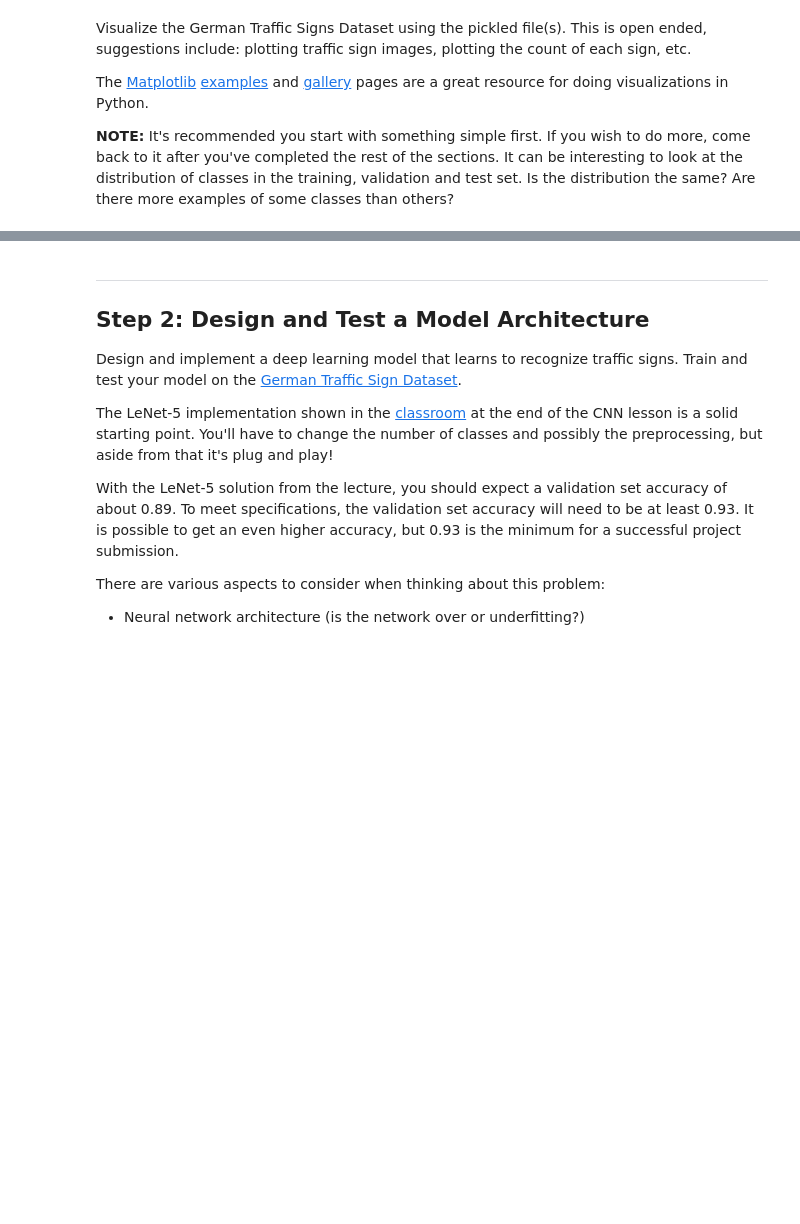
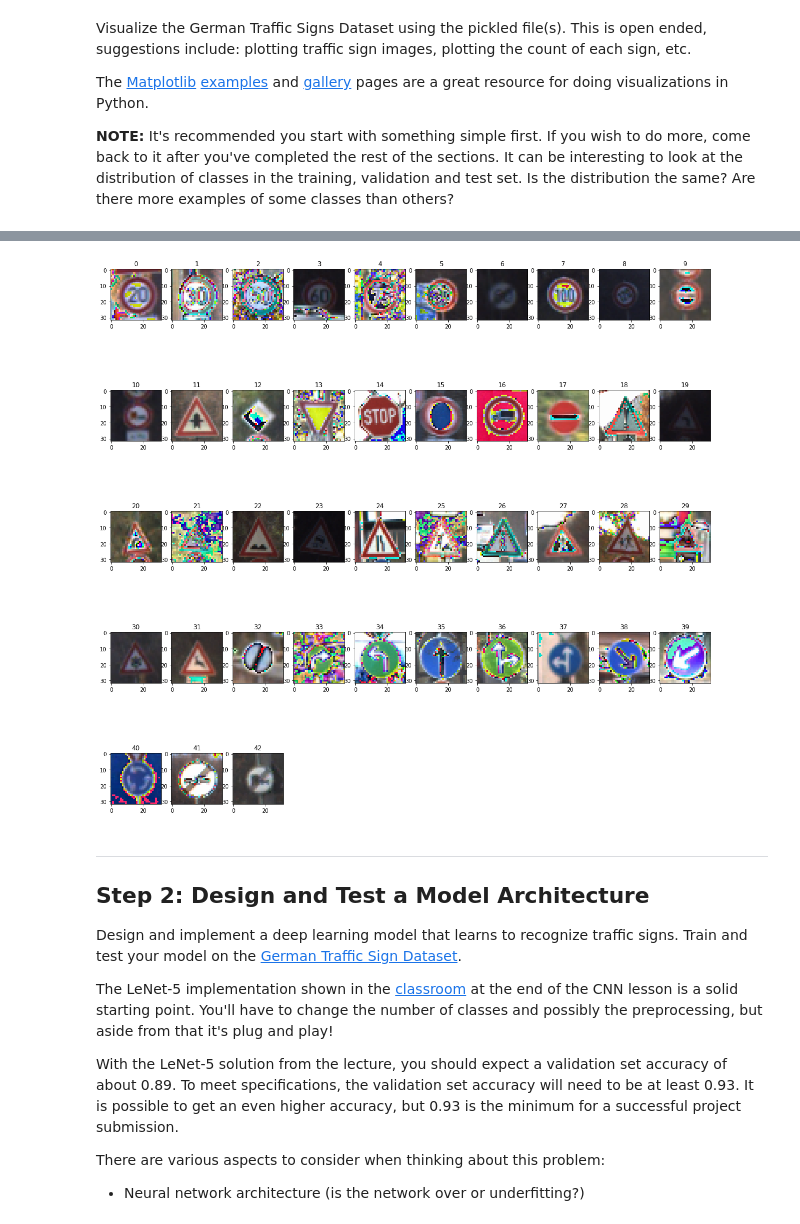
Before and after one commit to DongzhenHuangfu/CarND-Traffic-Sign-Classifier-Project, a Jupyter notebook: Traffic_Sign_Classifier.ipynb, the cells around one changed output, grey strips where cells are left out. Cells and saved outputs as stored; diff of their text form; code cells hidden in the pictures; blank space fills up the shorter version.

Commit message:
new training and testing, print a example figure for each typ of traffic sign

```diff
--- a/Traffic_Sign_Classifier.ipynb
+++ b/Traffic_Sign_Classifier.ipynb
@@ -112,3 +112,16 @@ print(y_train[index])
+# %%
+### visualize all the examples
+
+fig = plt.figure(figsize=(20,20))
+
+for i in range(43):
+    y = list(y_test)
+    index = y.index(i)
+    fig.add_subplot(5,10,i+1)
+    fig.add_subplot(5,10,i+1).set_title(str(i))
+    plt.imshow(X_test[index].squeeze())
+# %% [output]
+[figure, added]
 # %% [markdown]
 ----
 
```
Also changed, not shown: parts of 3 cells of this notebook, 4 other files.
